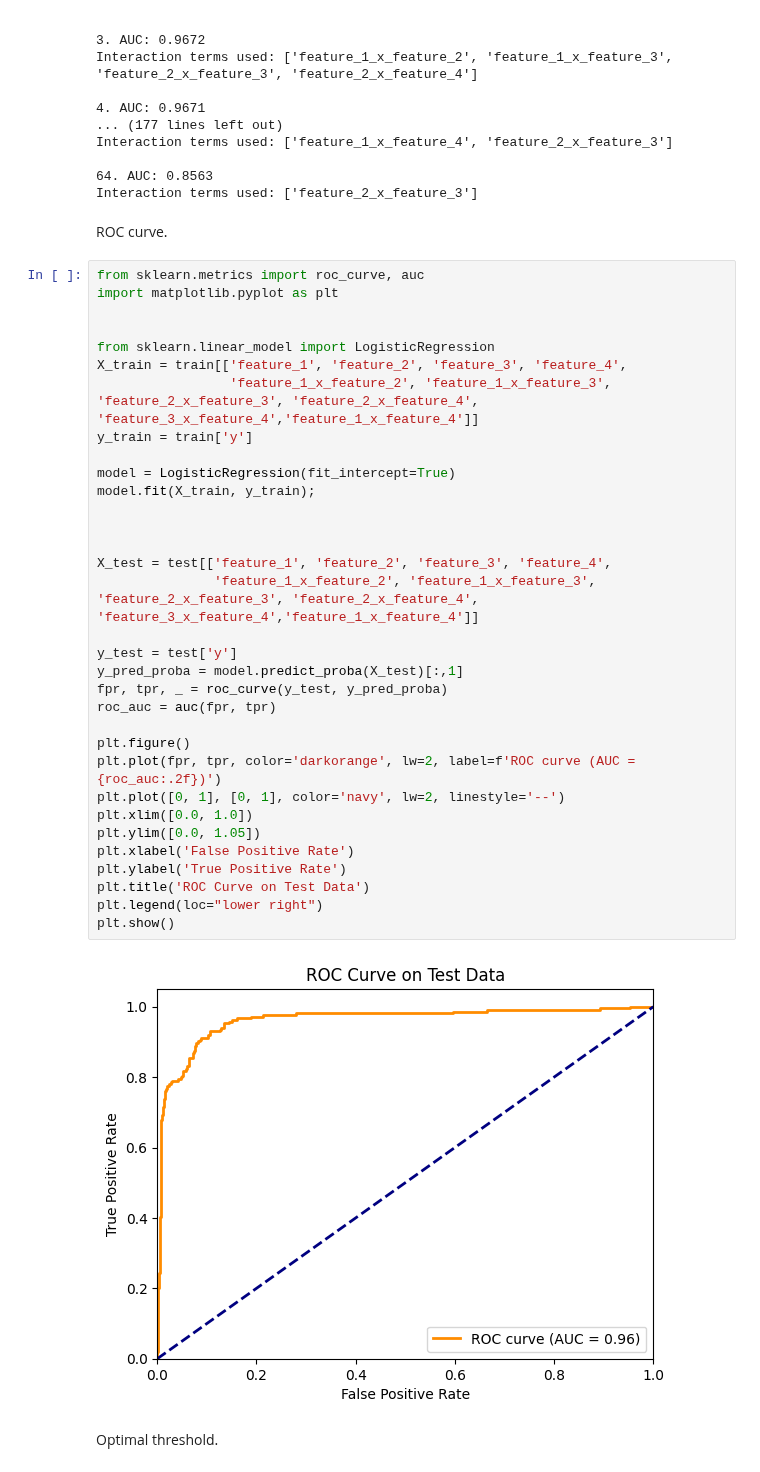
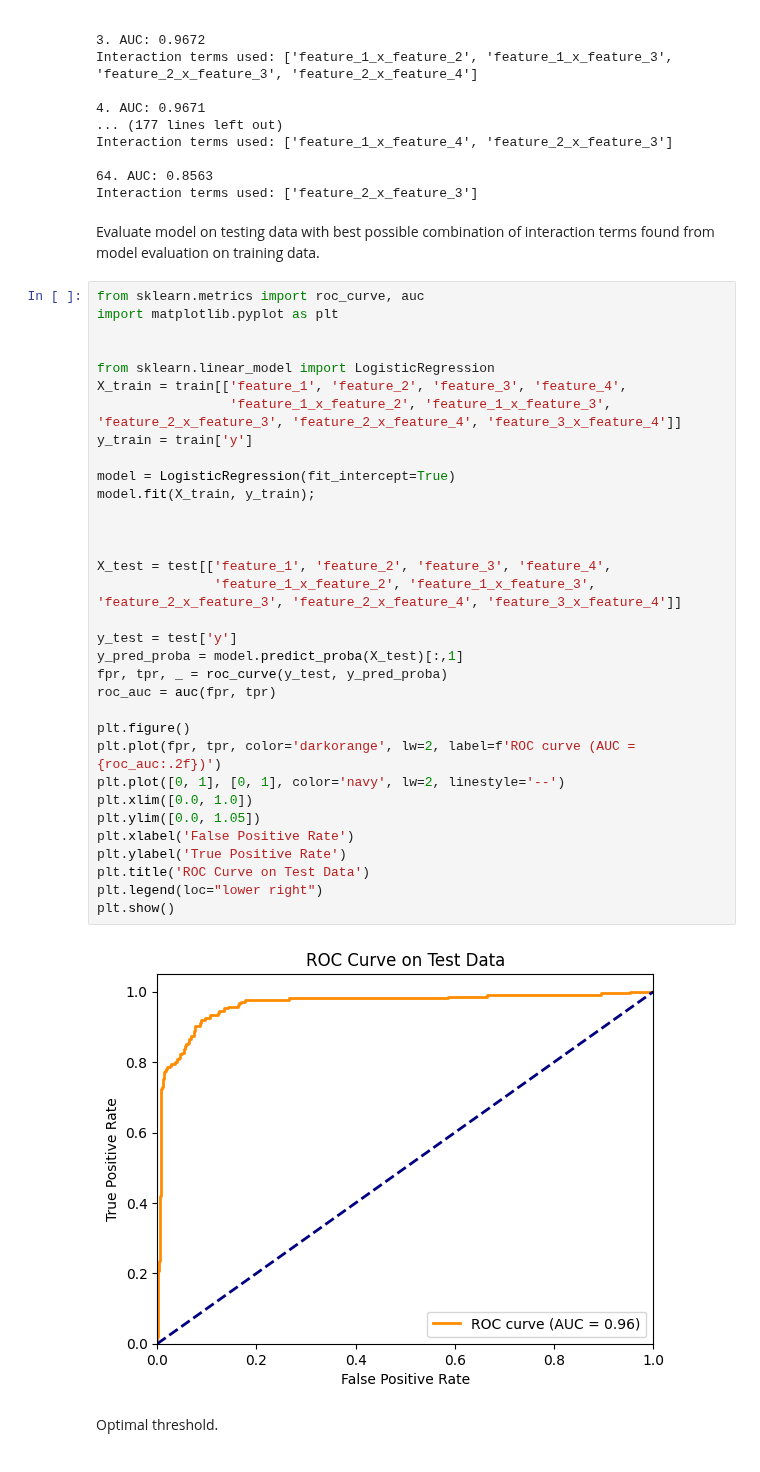
Before and after one commit to Jacob-J-Richards/DS_DA_Projects, a Jupyter notebook: 3-90+_DaysPastDue/Main.ipynb, the cells around one changed output. Cells and saved outputs as stored; diff of their text form.

```diff
--- a/3-90+_DaysPastDue/Main.ipynb
+++ b/3-90+_DaysPastDue/Main.ipynb
@@ -146,43 +136,43 @@ Interaction terms used: ['feature_1_x_feature_4', 'feature_2_x_feature_3']
 
 64. AUC: 0.8563
 Interaction terms used: ['feature_2_x_feature_3']
-# %% [markdown]
-ROC curve.
+# %% [markdown]
+Evaluate model on testing data with best possible combination of interaction terms found from model evaluation on training data.
 # %%
 from sklearn.metrics import roc_curve, auc
 import matplotlib.pyplot as plt
 
 
 from sklearn.linear_model import LogisticRegression
 X_train = train[['feature_1', 'feature_2', 'feature_3', 'feature_4',
-                 'feature_1_x_feature_2', 'feature_1_x_feature_3', 'feature_2_x_feature_3', 'feature_2_x_feature_4', 'feature_3_x_feature_4','feature_1_x_feature_4']]
+                 'feature_1_x_feature_2', 'feature_1_x_feature_3', 'feature_2_x_feature_3', 'feature_2_x_feature_4', 'feature_3_x_feature_4']]
 y_train = train['y']
 
 model = LogisticRegression(fit_intercept=True)
 model.fit(X_train, y_train);
 
 
 
 X_test = test[['feature_1', 'feature_2', 'feature_3', 'feature_4',
-               'feature_1_x_feature_2', 'feature_1_x_feature_3', 'feature_2_x_feature_3', 'feature_2_x_feature_4', 'feature_3_x_feature_4','feature_1_x_feature_4']]
+               'feature_1_x_feature_2', 'feature_1_x_feature_3', 'feature_2_x_feature_3', 'feature_2_x_feature_4', 'feature_3_x_feature_4']]
 
 y_test = test['y']
 y_pred_proba = model.predict_proba(X_test)[:,1]
 fpr, tpr, _ = roc_curve(y_test, y_pred_proba)
 roc_auc = auc(fpr, tpr)
 
 plt.figure()
 plt.plot(fpr, tpr, color='darkorange', lw=2, label=f'ROC curve (AUC = {roc_auc:.2f})')
 plt.plot([0, 1], [0, 1], color='navy', lw=2, linestyle='--')
 plt.xlim([0.0, 1.0])
 plt.ylim([0.0, 1.05])
 plt.xlabel('False Positive Rate')
 plt.ylabel('True Positive Rate')
 plt.title('ROC Curve on Test Data')
 plt.legend(loc="lower right")
 plt.show()
 # %% [output]
-[figure, old version]
+[figure, new version]
 # %% [markdown]
 Optimal threshold.
 # %%
```
Also changed, not shown: parts of 8 cells of this notebook, 2 other files.
